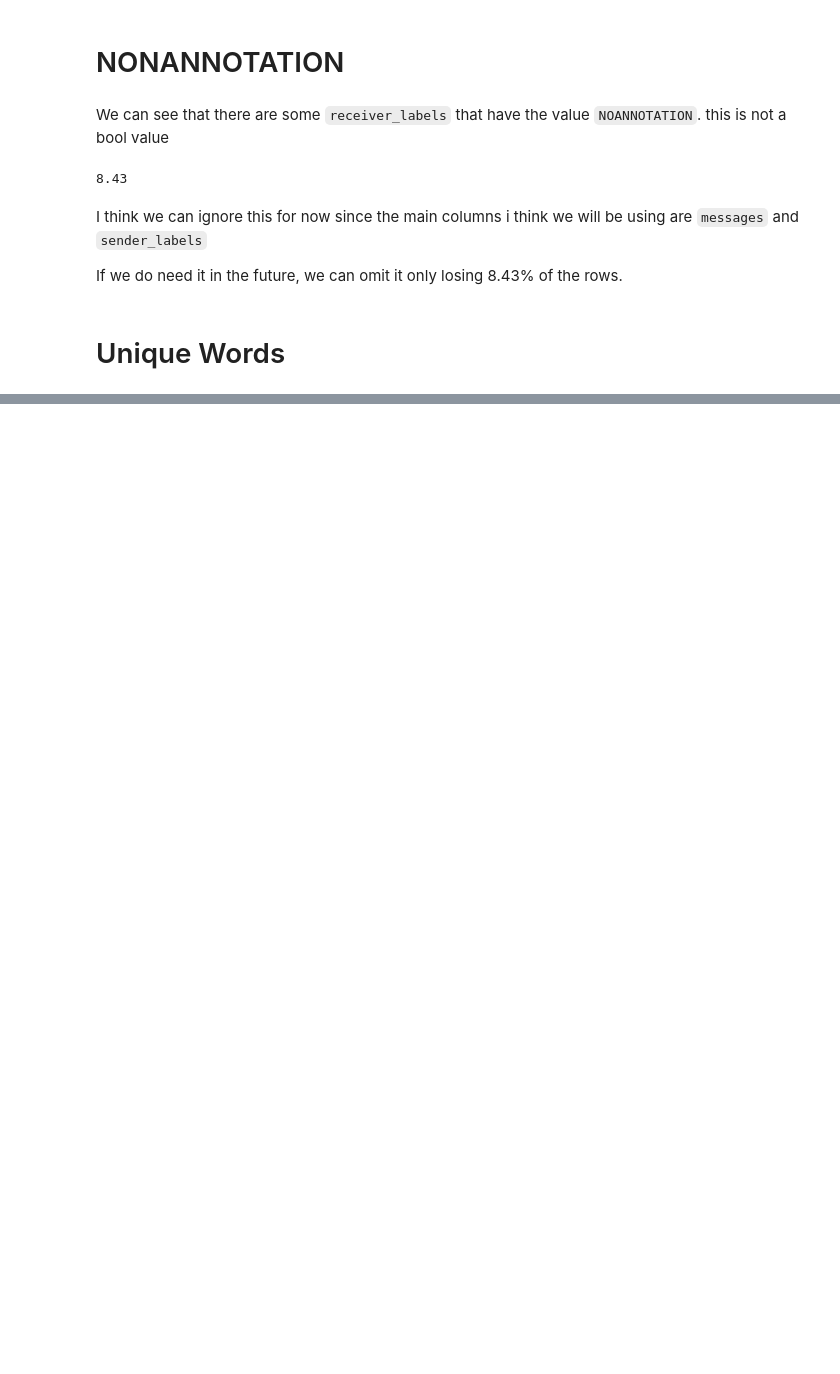
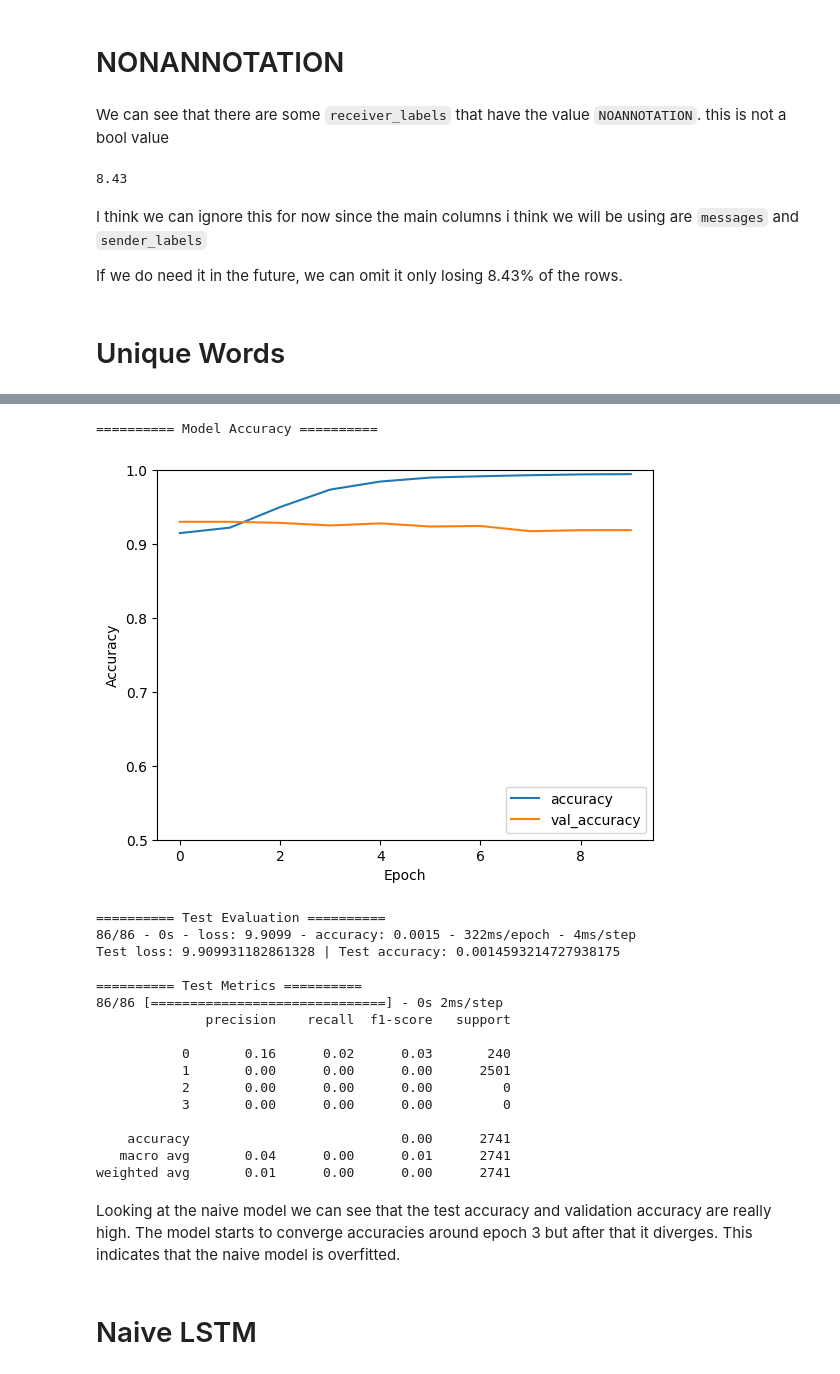
Before and after one commit to AdamKreitz/w266-final-project, a Jupyter notebook: lee2.ipynb, the cells around one changed output, grey strips where cells are left out. Cells and saved outputs as stored; diff of their text form; code cells hidden in the pictures; blank space fills up the shorter version.

Commit message:
added context lstm

```diff
--- a/lee2.ipynb
+++ b/lee2.ipynb
@@ -127,0 +321,24 @@ pd.DataFrame(summary)
+# %%
+def create_naive_model(
+        vocab_size: int = VOCAB_SIZE,
+        embedding_output: int = 64,
+        sequence_length: int = MAX_SEQUENCE_LEN,
+        learning_rate: float = 0.001
+    ):
+
+    model = keras.Sequential([
+        keras.layers.Embedding(vocab_size, embedding_output, input_length=sequence_length),
+        keras.layers.Flatten(),
+        keras.layers.Dense(4, activation='softmax')
+    ])
+
+    model.compile(
+        loss='sparse_categorical_crossentropy',
+        optimizer=tf.keras.optimizers.Adam(learning_rate=learning_rate),
+        metrics=['accuracy']
+    )
+
+    return model
+# %%
+naive_model = create_naive_model(embedding_output=128)
+naive_model.summary()
@@ -127,0 +363,7 @@ pd.DataFrame(summary)
+# %%
+naive_history = naive_model.fit(
+    train_encoded_padded,
+    train_df['label_encoded'],
+    validation_data=(validation_encoded_padded, validation_df['label_encoded']),
+    epochs=10
+)
@@ -127,0 +391,25 @@ pd.DataFrame(summary)
+# %%
+EvaluateModel(naive_model, test_encoded_padded, test_df['sender_labels'], naive_history)
+# %% [output]
+========== Model Accuracy ==========
+[figure, added]
+========== Test Evaluation ==========
+86/86 - 0s - loss: 9.9099 - accuracy: 0.0015 - 322ms/epoch - 4ms/step
+Test loss: 9.909931182861328 | Test accuracy: 0.0014593214727938175
+
+========== Test Metrics ==========
+86/86 [==============================] - 0s 2ms/step
+              precision    recall  f1-score   support
+
+           0       0.16      0.02      0.03       240
+           1       0.00      0.00      0.00      2501
+           2       0.00      0.00      0.00         0
+           3       0.00      0.00      0.00         0
+
+    accuracy                           0.00      2741
+   macro avg       0.04      0.00      0.01      2741
+weighted avg       0.01      0.00      0.00      2741
+# %% [markdown]
+Looking at the naive model we can see that the test accuracy and validation accuracy are really high. The model starts to converge accuracies around epoch 3 but after that it diverges. This indicates that the naive model is overfitted.
+# %% [markdown]
+# Naive LSTM
```
Also changed, not shown: parts of 35 cells of this notebook.
